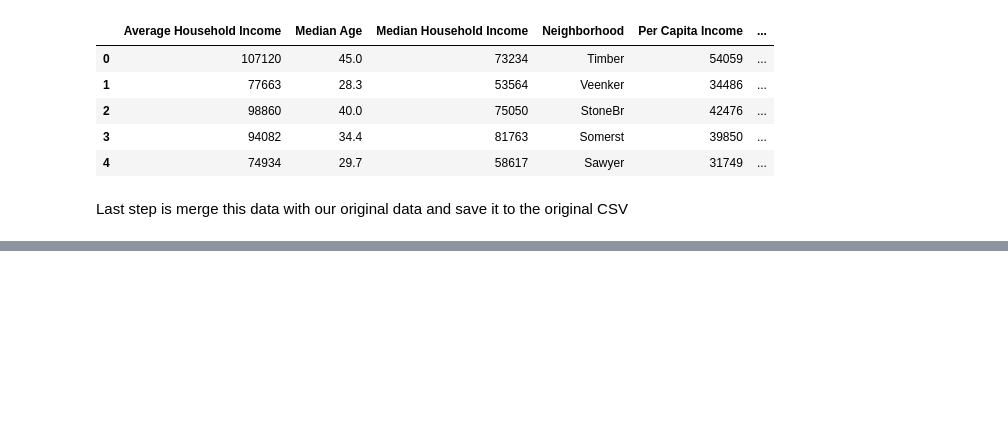
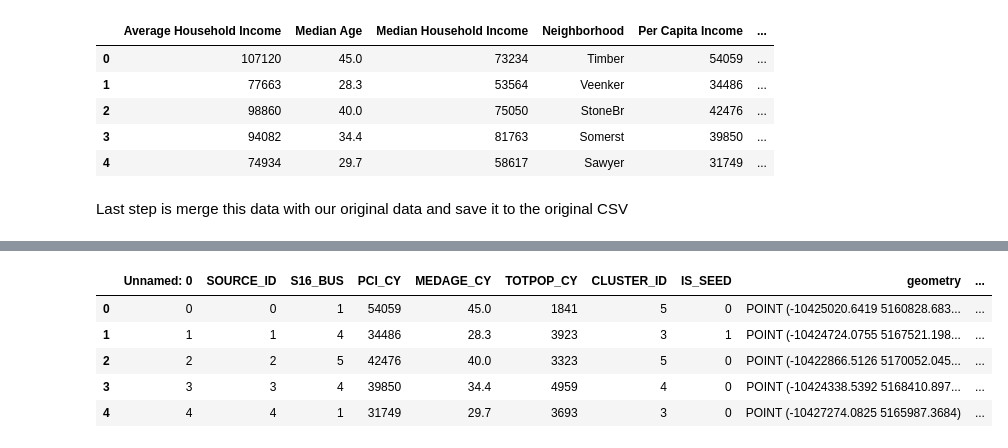
Before and after one commit to aungshumaan/MachineLearning_Housing, a Jupyter notebook: Nacho/GIS Feature Engineering.ipynb, the cells around one changed output, grey strips where cells are left out. Saved outputs shown, nothing was run; the diff lists cells and outputs as text; code cells hidden in the pictures; blank space fills up the shorter version.

```diff
--- a/Nacho/GIS Feature Engineering.ipynb
+++ b/Nacho/GIS Feature Engineering.ipynb
@@ -119,0 +163,22 @@ test_enriched.to_csv('test_enriched.csv')
+# %%
+#We will import this data and add it to the data frame and add a box plot to see how it relates to the variable neighborhood
+
+import geopandas
+
+#we read the data and will add the neighborhood name to the cluster dataframe
+Neighborhoods_cluster_df = geopandas.read_file(r'C:\Users\natxo\Documents\Local GIS\1_GIS_AMES\GIS_AMES\Neighborhoods_cluster.shp')
+
+#export this data to a df
+Neighborhoods_cluster_df.to_csv('Neighborhoods_cluster.csv')
+
+#did the join in excel and bring back teh file
+Neighborhoods_cluster = pd.read_csv('Neighborhoods_cluster_name.csv')
+
+Neighborhoods_cluster.head()
+# %% [output]
+|  | Unnamed: 0 | SOURCE_ID | S16_BUS | PCI_CY | MEDAGE_CY | TOTPOP_CY | CLUSTER_ID | IS_SEED | geometry | ... |
+| 0 | 0 | 0 | 1 | 54059 | 45.0 | 1841 | 5 | 0 | POINT (-10425020.6419 5160828.683... | ... |
+| 1 | 1 | 1 | 4 | 34486 | 28.3 | 3923 | 3 | 1 | POINT (-10424724.0755 5167521.198... | ... |
+| 2 | 2 | 2 | 5 | 42476 | 40.0 | 3323 | 5 | 0 | POINT (-10422866.5126 5170052.045... | ... |
+| 3 | 3 | 3 | 4 | 39850 | 34.4 | 4959 | 4 | 0 | POINT (-10424338.5392 5168410.897... | ... |
+| 4 | 4 | 4 | 1 | 31749 | 29.7 | 3693 | 3 | 0 | POINT (-10427274.0825 5165987.3684) | ... |
```
Also changed, not shown: parts of 11 cells of this notebook, 12 other files.
